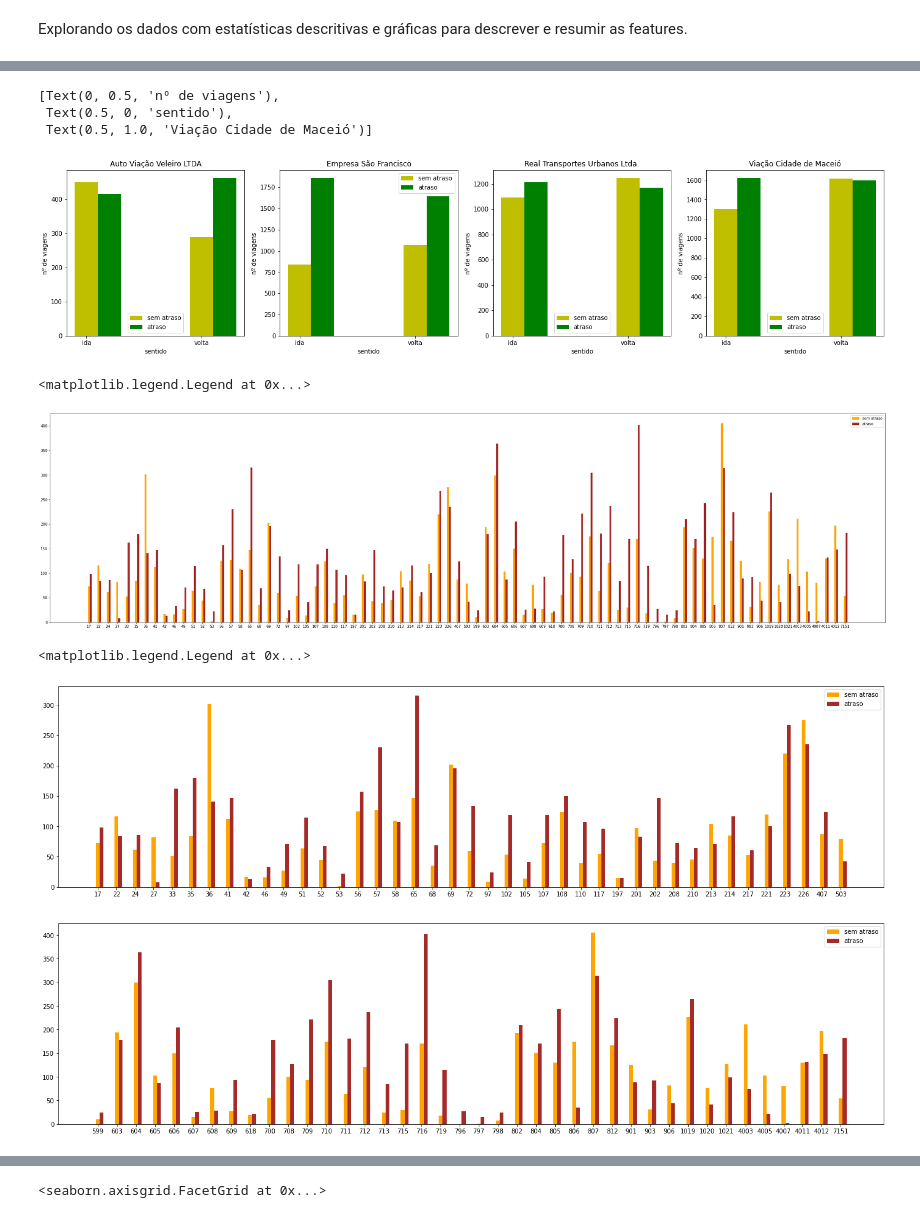
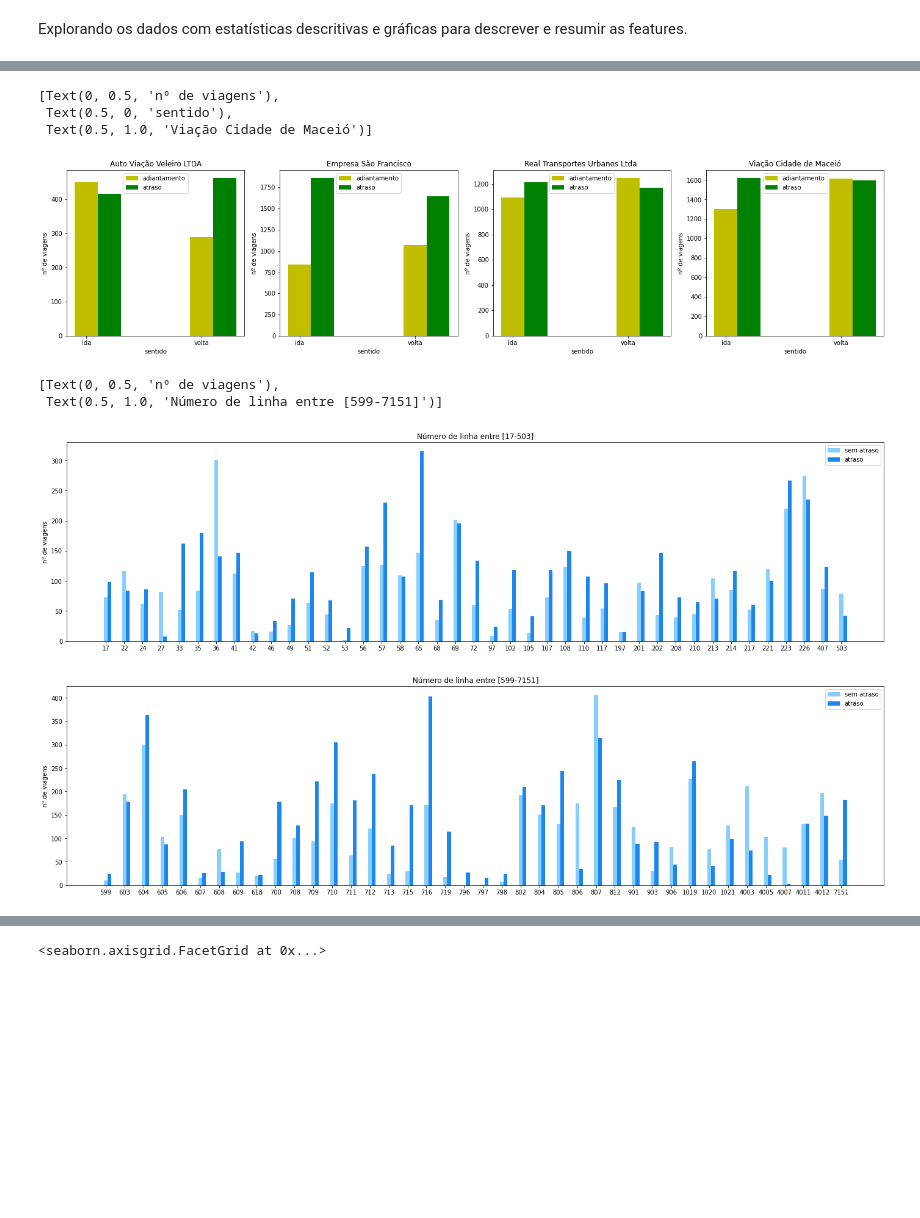
Before and after one commit to willieny/SMTT, a Jupyter notebook: SMTT.ipynb, the cells around one changed output, grey strips where cells are left out. Cells and saved outputs as stored; diff of their text form; code cells hidden in the pictures; blank space fills up the shorter version.

```diff
--- a/SMTT.ipynb
+++ b/SMTT.ipynb
@@ -375,29 +349,29 @@ indx = np.arange(len(labels))
 
 fig, (ax, ax1, ax2, ax3) = plt.subplots(1, 4, figsize=(24,5))
 
-ax.bar(X + 0.0, e0_ad['adiantamento'], color='y', width = 0.2, label = 'sem atraso')
+ax.bar(X + 0.0, e0_ad['adiantamento'], color='y', width = 0.2, label = 'adiantamento')
 ax.bar(X + 0.2, e0_at['atraso'], color = 'g', width = 0.2, label = 'atraso')
 ax.set_xticks(indx)
 ax.set_xticklabels(labels)
-ax.legend()
+ax.legend(loc = 'upper center')
 
-ax1.bar(X + 0.0, e1_ad['adiantamento'], color = 'y', width = 0.2, label = 'sem atraso')
+ax1.bar(X + 0.0, e1_ad['adiantamento'], color = 'y', width = 0.2, label = 'adiantamento')
 ax1.bar(X + 0.2, e1_at['atraso'], color = 'g', width = 0.2, label = 'atraso')
 ax1.set_xticks(indx)
 ax1.set_xticklabels(labels)
-ax1.legend()
+ax1.legend(loc = 'upper center')
 
-ax2.bar(X + 0.0, e2_ad['adiantamento'], color = 'y', width = 0.2, label = 'sem atraso')
+ax2.bar(X + 0.0, e2_ad['adiantamento'], color = 'y', width = 0.2, label = 'adiantamento')
 ax2.bar(X + 0.2, e2_at['atraso'], color = 'g', width = 0.2, label = 'atraso')
 ax2.set_xticks(indx)
 ax2.set_xticklabels(labels)
-ax2.legend()
+ax2.legend(loc = 'upper center')
 
-ax3.bar(X + 0.0, e3_ad['adiantamento'], color = 'y', width = 0.2, label = 'sem atraso')
+ax3.bar(X + 0.0, e3_ad['adiantamento'], color = 'y', width = 0.2, label = 'adiantamento')
 ax3.bar(X + 0.2, e3_at['atraso'], color = 'g', width = 0.2, label = 'atraso')
 ax3.set_xticks(indx)
 ax3.set_xticklabels(labels)
-ax3.legend()
+ax3.legend(loc = 'upper center')
 
 ax.set(title="Auto Viação Veleiro LTDA", xlabel="sentido", ylabel="nº de viagens")
 ax1.set(title="Empresa São Francisco", xlabel="sentido", ylabel="nº de viagens")
@@ -407,46 +381,35 @@ ax3.set(title="Viação Cidade de Maceió", xlabel="sentido", ylabel="nº de via
 [Text(0, 0.5, 'nº de viagens'),
  Text(0.5, 0, 'sentido'),
  Text(0.5, 1.0, 'Viação Cidade de Maceió')]
-[figure, old version]
+[figure, new version]
 # %%
-#VISUALIZAÇÃO GERAL ATRASO POR LINHA
-X = np.arange(len(nl_ad))
-fig = plt.figure(figsize = (32, 8))
-labels = nl_at['numero_linha']
+#VISUALIZAÇÃO ATRASO POR LINHA
+fig, ax = plt.subplots(figsize=(24, 6))
+
+X = np.arange(len(nl_ad_40))
+labels = nl_at_40['numero_linha']
 indx = np.arange(len(labels))
-ax = fig.add_axes([0,0,1,1])
-ax.bar(X + 0.0, nl_ad['adiantamento'], color = 'orange', width = 0.2, label = 'sem atraso')
-ax.bar(X + 0.2, nl_at['atraso'], color = 'brown', width = 0.2, label = 'atraso')
+ax.bar(X + 0.0, nl_ad_40['adiantamento'], color = '#87CEFA', width = 0.2, label = 'sem atraso')
+ax.bar(X + 0.2, nl_at_40['atraso'], color = '#1C86EE', width = 0.2, label = 'atraso')
 ax.set_xticks(indx)
 ax.set_xticklabels(labels)
 ax.legend()
+
+fig, ax1 = plt.subplots(figsize=(24, 6))
+
+X1 = np.arange(len(nl_ad_80))
+labels1 = nl_at_80['numero_linha']
+indx = np.arange(len(labels1))
+ax1.bar(X1 + 0.0, nl_ad_80['adiantamento'], color = '#87CEFA', width = 0.2, label = 'sem atraso')
+ax1.bar(X1 + 0.2, nl_at_80['atraso'], color = '#1C86EE', width = 0.2, label = 'atraso')
+ax1.set_xticks(indx)
+ax1.set_xticklabels(labels1)
+ax1.legend()
+
+ax.set(title="Número de linha entre [17-503]", ylabel="nº de viagens")
+ax1.set(title="Número de linha entre [599-7151]", ylabel="nº de viagens")
 # %% [output]
-<matplotlib.legend.Legend at 0x...>
+[Text(0, 0.5, 'nº de viagens'),
+ Text(0.5, 1.0, 'Número de linha entre [599-7151]')]
-[figure, old version]
+[figure, new version]
+[figure, added]
-# %%
-#VISUALIZAÇÃO GERAL ATRASO POR LINHA
-fig, ax = plt.subplots(figsize=(24, 6))
-
-X = np.arange(len(nl_ad_40))
-labels = nl_at_40['numero_linha']
-indx = np.arange(len(labels))
-ax.bar(X + 0.0, nl_ad_40['adiantamento'], color = 'orange', width = 0.2, label = 'sem atraso')
-ax.bar(X + 0.2, nl_at_40['atraso'], color = 'brown', width = 0.2, label = 'atraso')
-ax.set_xticks(indx)
-ax.set_xticklabels(labels)
-ax.legend()
-
-fig, ax1 = plt.subplots(figsize=(24, 6))
-
-X1 = np.arange(len(nl_ad_80))
-labels1 = nl_at_80['numero_linha']
-indx = np.arange(len(labels1))
-ax1.bar(X1 + 0.0, nl_ad_80['adiantamento'], color = 'orange', width = 0.2, label = 'sem atraso')
-ax1.bar(X1 + 0.2, nl_at_80['atraso'], color = 'brown', width = 0.2, label = 'atraso')
-ax1.set_xticks(indx)
-ax1.set_xticklabels(labels1)
-ax1.legend()
-# %% [output]
-<matplotlib.legend.Legend at 0x...>
-[figure, removed]
-[figure, removed]
```
Also changed, not shown: parts of 14 cells of this notebook.
